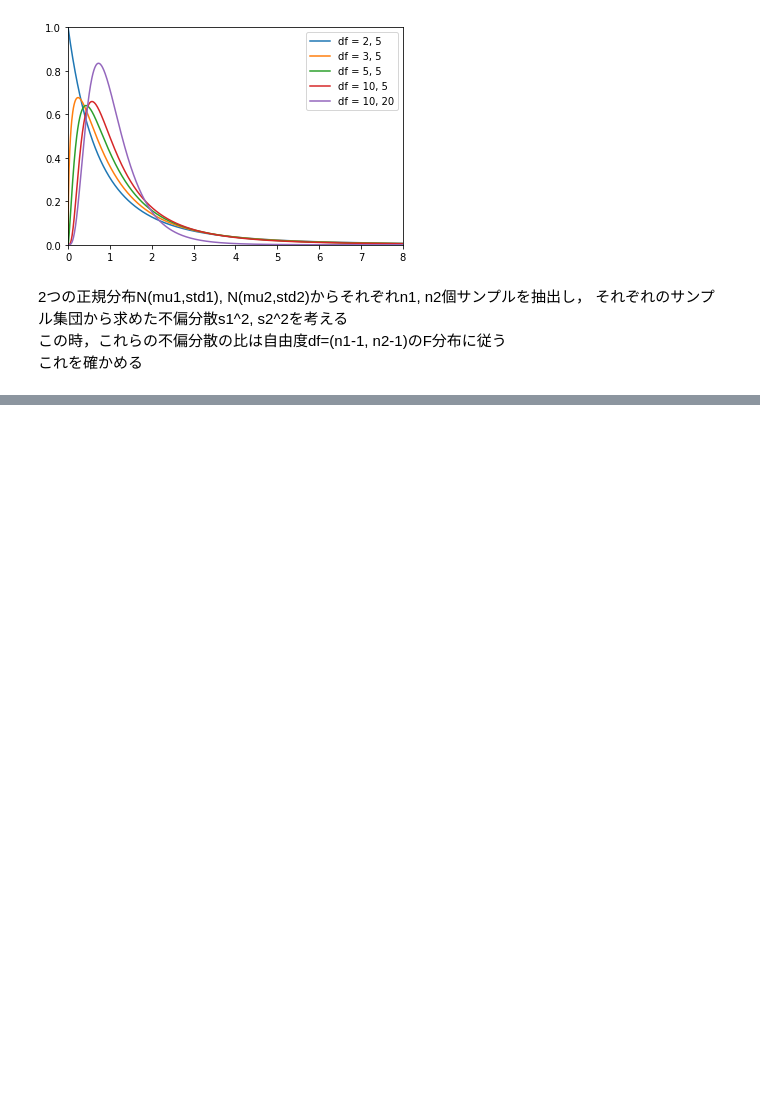
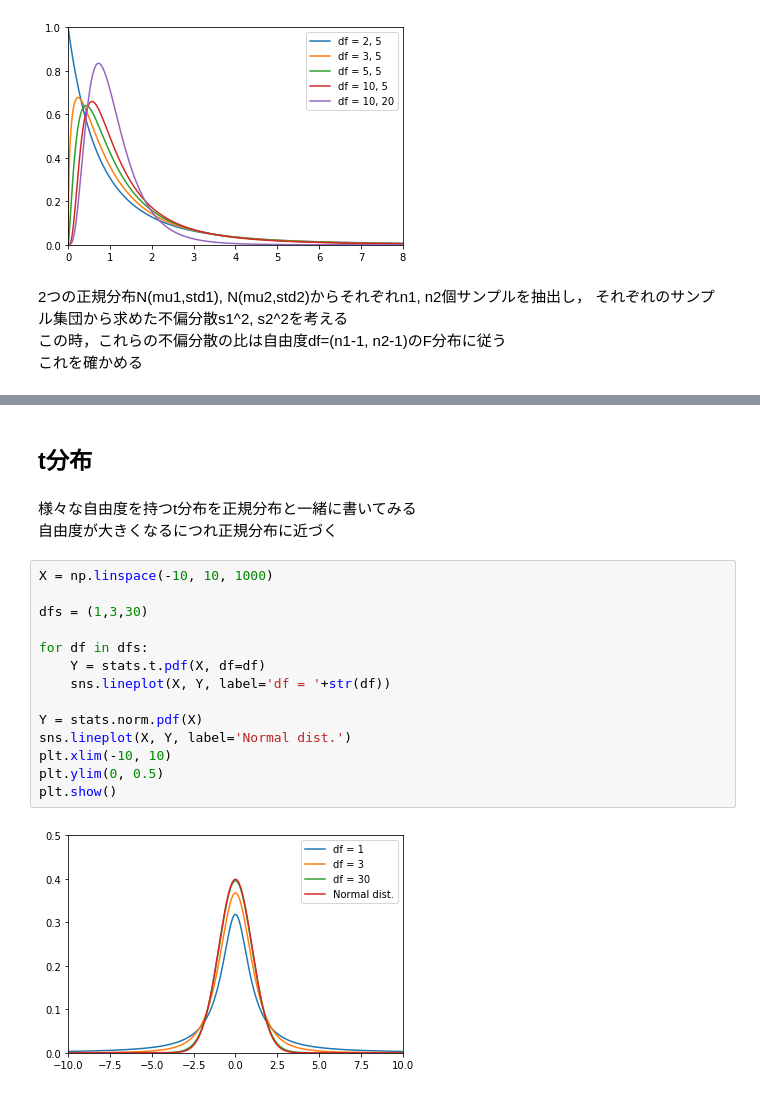
Before and after one commit to keitasuzu/stats2020, a Jupyter notebook: bioscience/distributions.ipynb, the cells around one changed output, grey strips where cells are left out. Saved outputs shown, nothing was run; the diff lists cells and outputs as text; blank space fills up the shorter version.

Commit message:
Made chapter02 Add t dist to distributions

```diff
--- a/bioscience/distributions.ipynb
+++ b/bioscience/distributions.ipynb
@@ -66,3 +66,24 @@ for i,(df1,df2) in enumerate(dfs):
     axes.set_ylim(0,1)
 # %% [output]
 [figure]
+# %% [markdown]
+## t分布
+# %% [markdown]
+様々な自由度を持つt分布を正規分布と一緒に書いてみる \
+自由度が大きくなるにつれ正規分布に近づく
+# %%
+X = np.linspace(-10, 10, 1000)
+
+dfs = (1,3,30)
+
+for df in dfs:
+    Y = stats.t.pdf(X, df=df)
+    sns.lineplot(X, Y, label='df = '+str(df))
+
+Y = stats.norm.pdf(X)
+sns.lineplot(X, Y, label='Normal dist.')
+plt.xlim(-10, 10)
+plt.ylim(0, 0.5)
+plt.show()
+# %% [output]
+[figure, added]
```
Also changed, not shown: parts of 4 cells of this notebook, 1 other file.
